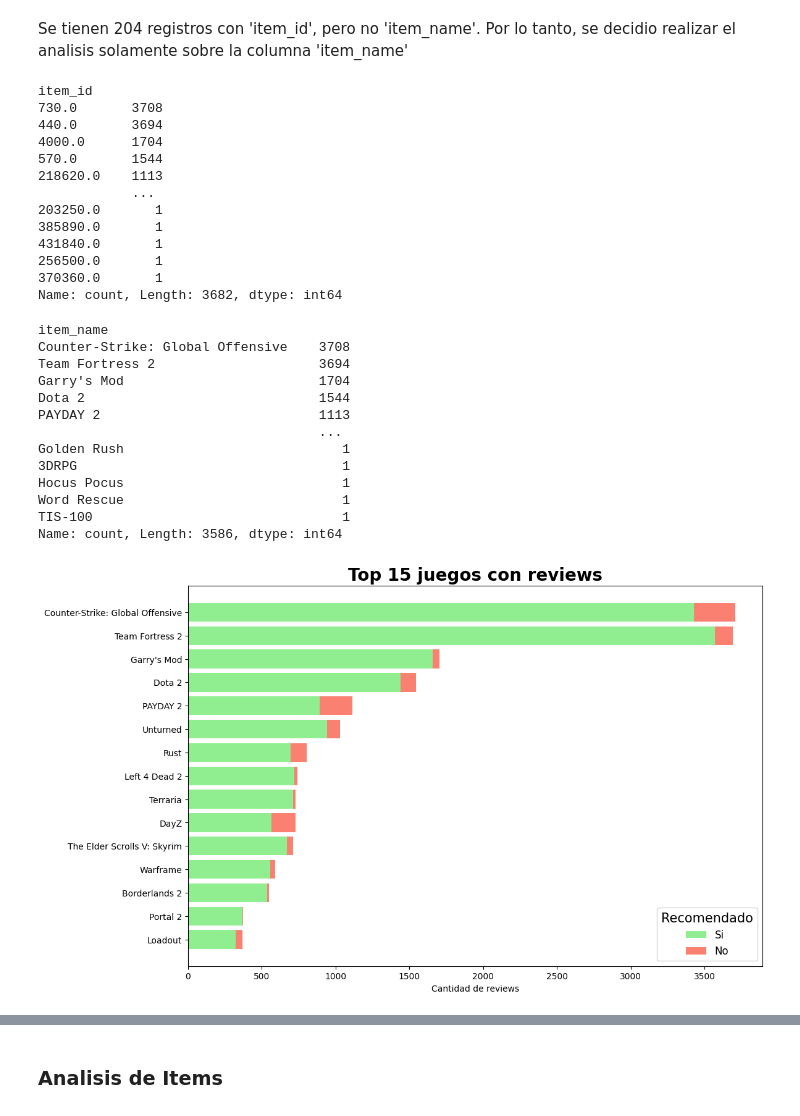
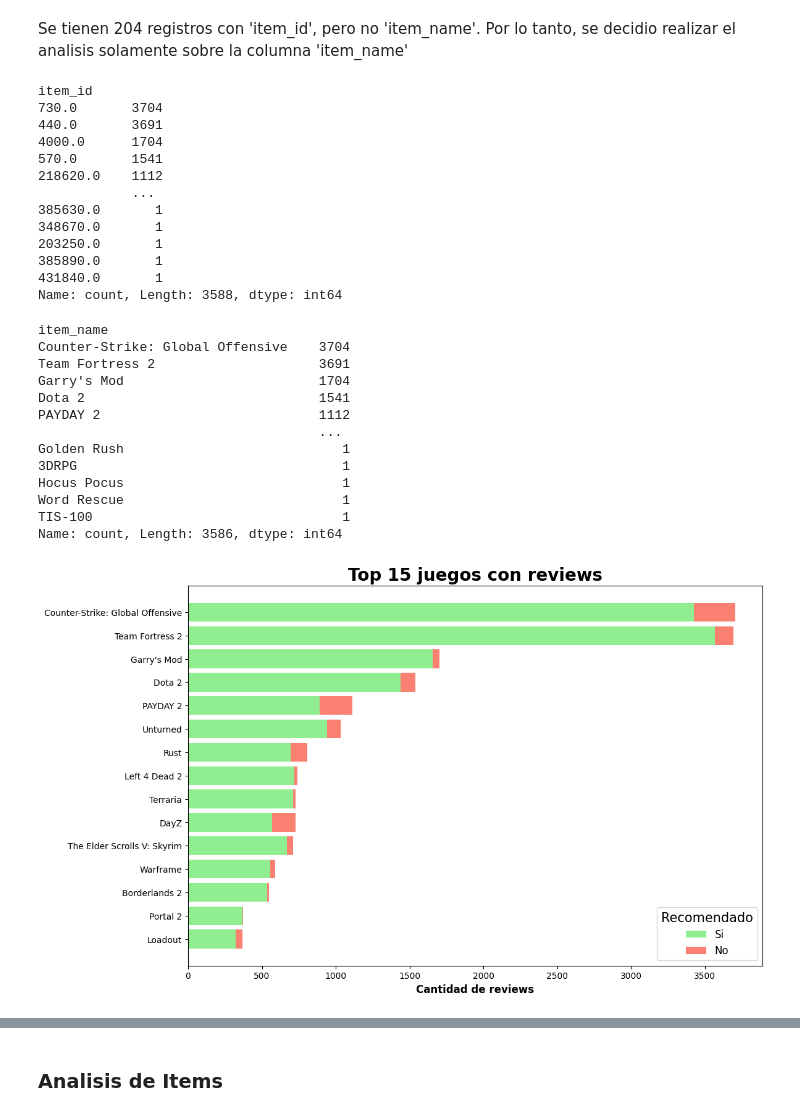
Before and after one commit to carocardenas0699/PI-1-Machine-Learning, a Jupyter notebook: EDA.ipynb, the cells around one changed output, grey strips where cells are left out. Cells and saved outputs as stored; diff of their text form; code cells hidden in the pictures.

```diff
--- a/EDA.ipynb
+++ b/EDA.ipynb
@@ -11,7 +11,7 @@ import pyarrow.parquet as pq
 # %%
 games=pd.read_parquet("games.parquet")
 # %%
-reviews=pd.read_parquet("reviews.parquet")
+reviews=pd.read_parquet("reviews_nlp.parquet")
 # %%
 items=pd.read_parquet("items.parquet")
 # %% [markdown]
@@ -467,27 +534,27 @@ Se tienen 204 registros con 'item_id', pero no 'item_name'. Por lo tanto, se dec
 reviews['item_id'].value_counts()
 # %% [output]
 item_id
-730.0       3708
-440.0       3694
+730.0       3704
+440.0       3691
 4000.0      1704
-570.0       1544
-218620.0    1113
+570.0       1541
+218620.0    1112
             ...
+385630.0       1
+348670.0       1
 203250.0       1
 385890.0       1
 431840.0       1
-256500.0       1
-370360.0       1
-Name: count, Length: 3682, dtype: int64
+Name: count, Length: 3588, dtype: int64
 # %%
 reviews['item_name'].value_counts()
 # %% [output]
 item_name
-Counter-Strike: Global Offensive    3708
-Team Fortress 2                     3694
+Counter-Strike: Global Offensive    3704
+Team Fortress 2                     3691
 Garry's Mod                         1704
-Dota 2                              1544
-PAYDAY 2                            1113
+Dota 2                              1541
+PAYDAY 2                            1112
                                     ...
 Golden Rush                            1
 3DRPG                                  1
@@ -497,16 +564,16 @@ TIS-100                                1
 Name: count, Length: 3586, dtype: int64
 # %%
 juegos = reviews['item_name'].dropna().value_counts().head(15).index
-positivas = reviews[reviews['recommend'] == True]['item_name'].value_counts().reindex(juegos, fill_value=0).values
-negativas = reviews[reviews['recommend'] == False]['item_name'].value_counts().reindex(juegos, fill_value=0).values
+pos = reviews[reviews['recommend'] == True]['item_name'].value_counts().reindex(juegos, fill_value=0).values
+neg = reviews[reviews['recommend'] == False]['item_name'].value_counts().reindex(juegos, fill_value=0).values
 
 plt.figure(figsize=(12, 8))
-plt.barh(juegos, positivas, label='Si',color='lightgreen')
-plt.barh(juegos, negativas, left=positivas, label='No', color='salmon')
-plt.xlabel("Cantidad de reviews")
+plt.barh(juegos, pos, label='Si',color='lightgreen')
+plt.barh(juegos, neg, left=pos, label='No', color='salmon')
+plt.xlabel("Cantidad de reviews",fontweight='bold',fontsize=12)
 plt.title("Top 15 juegos con reviews", fontweight='bold', fontsize=20)
 plt.gca().invert_yaxis()
 plt.legend(title='Recomendado',title_fontsize=15,fontsize=12)
 plt.show()
 # %% [output]
-[figure, old version]
+[figure, new version]
```
Also changed, not shown: parts of 23 cells of this notebook, 2 other files.
